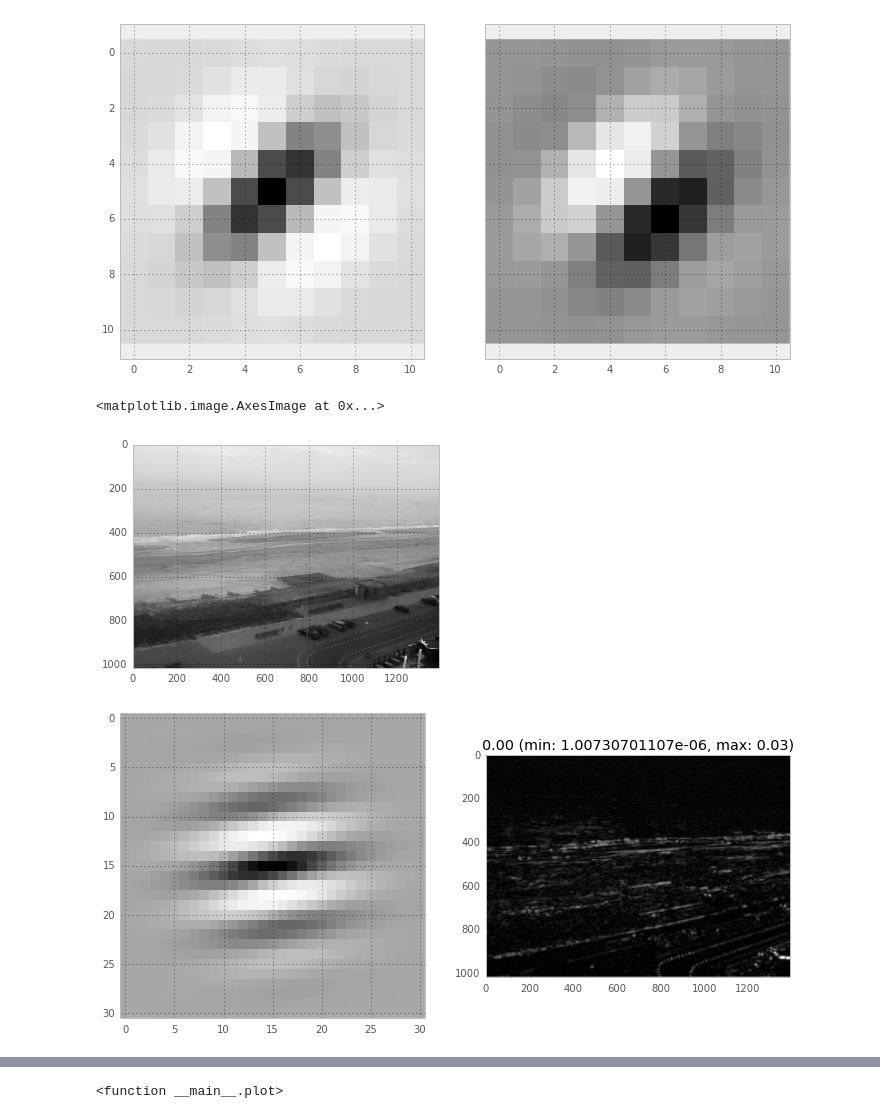
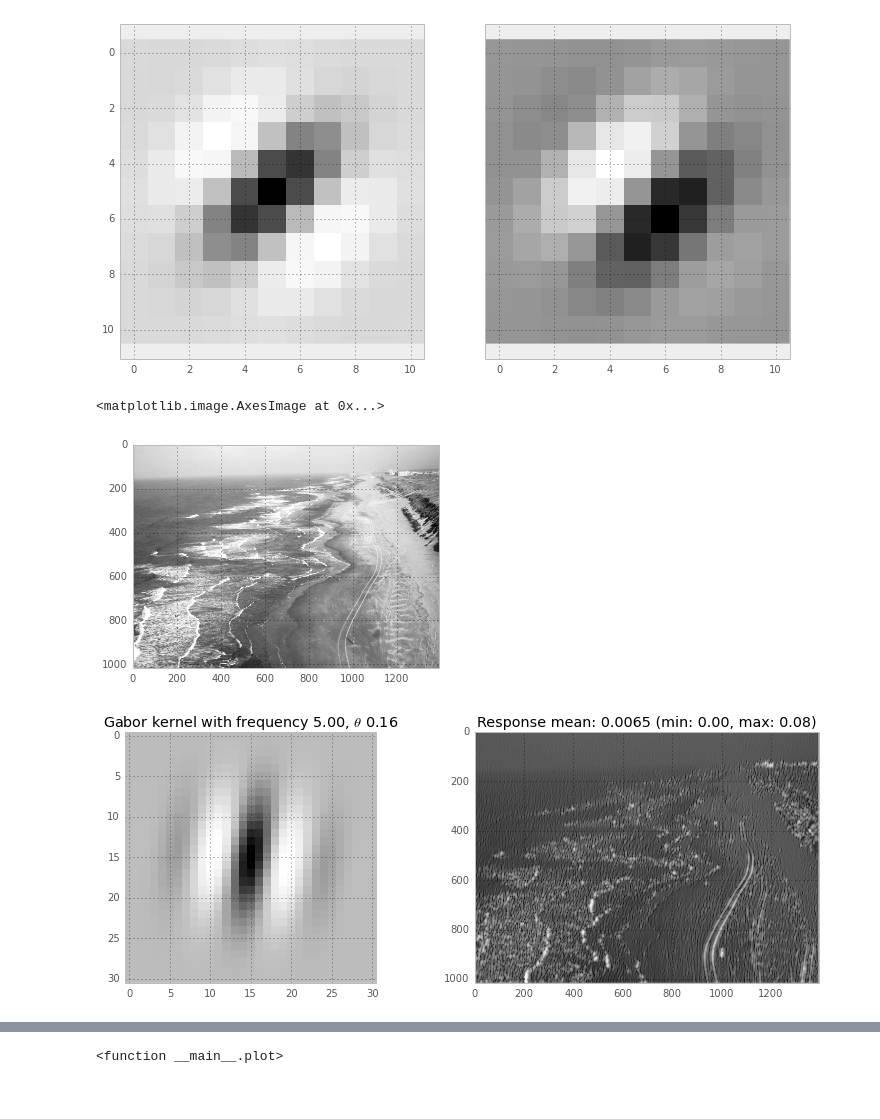
Before and after one commit to SiggyF/notebooks, a Jupyter notebook: gabor.ipynb, the cells around one changed output, grey strips where cells are left out. Saved outputs shown, nothing was run; the diff lists cells and outputs as text; code cells hidden in the pictures.

```diff
--- a/gabor.ipynb
+++ b/gabor.ipynb
@@ -23,25 +25,32 @@ interact(plot, frequency=(0.05,0.25, 0.05), sigma=(1,3), theta=(0, np.pi, 0.25*n
 url = 'http://argus-public.deltares.nl/sites/jvspeijk/2014/c2/101_Apr.11/1397192405.Fri.Apr.11_05_00_05.GMT.2014.jvspeijk.c2.snap.jpg'
 res = requests.get(url)
 image = plt.imread(io.BytesIO(res.content), format='jpeg')
+image = plt.imread(open('egmond.jpg'))
 image = skimage.util.img_as_float(image).mean(2)[12:-12,:] #bw float
 plt.imshow(image, cmap='Greys_r')
 # %% [output]
 <matplotlib.image.AxesImage at 0x...>
-[figure, old version]
+[figure, new version]
 # %%
 
 def plot(frequency, sigma, theta, thin):
     imagethin = image[::thin, ::thin]
     kernel = skimage.filter.gabor_kernel(frequency=frequency, sigma_x=sigma, sigma_y=sigma, theta=theta)
     real, imag = skimage.filter.gabor_filter(imagethin, frequency=frequency, sigma_x=sigma, sigma_y=sigma, theta=theta)
     response = np.sqrt(real ** 2 + imag ** 2)
-    fig, axes = plt.subplots(1, 2, figsize=(12,6))
-    axes[0].imshow(np.real(kernel), cmap='Greys', interpolation='none')
-    axes[1].set_title('{:.2f} (min: {}, max: {:.2f})'.format(response.mean(), response.min(), response.max()))
-    axes[1].imshow(response, cmap='Greys_r', interpolation='none')
+
+    fig = plt.figure(figsize=(13,4.5))
+    gs = matplotlib.gridspec.GridSpec(1, 2,width_ratios=[2,3])
+    ax0 = plt.subplot(gs[0])
+    ax1 = plt.subplot(gs[1])
+    # fig, axes = plt.subplots(1, 2, figsize=(13,6))
+    ax0.imshow(np.real(kernel), cmap='Greys', interpolation='none')
+    ax0.set_title(r'Gabor kernel with frequency %.2f, $\theta$ %.2f' % (sigma, theta))
+    ax1.set_title('Response mean: {:.4f} (min: {:.2f}, max: {:.2f})'.format(response.mean(), response.min(), response.max()))
+    ax1.imshow(np.sqrt(response), cmap='Greys_r', interpolation='none')
 interact(plot, frequency=(0.05,0.25, 0.05), sigma=(1,9), theta=(0, np.pi, 0.05*np.pi), thin=(1,5))
 # %% [output]
-[figure, old version]
+[figure, new version]
 # %%
 
 def plot(sigma1):
```
Also changed, not shown: parts of 6 cells of this notebook, 8 other files.
